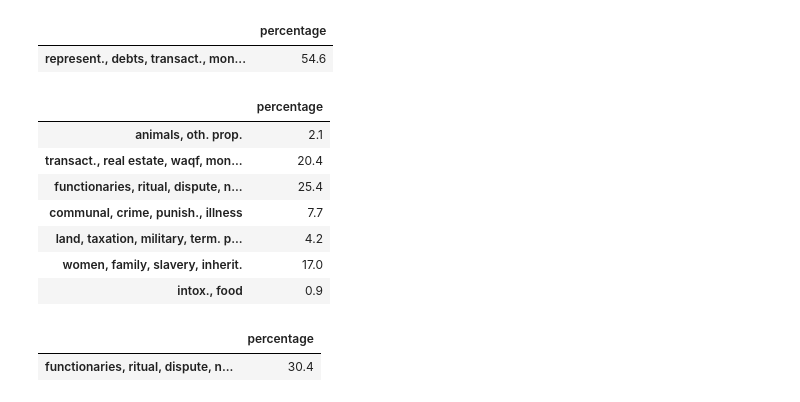
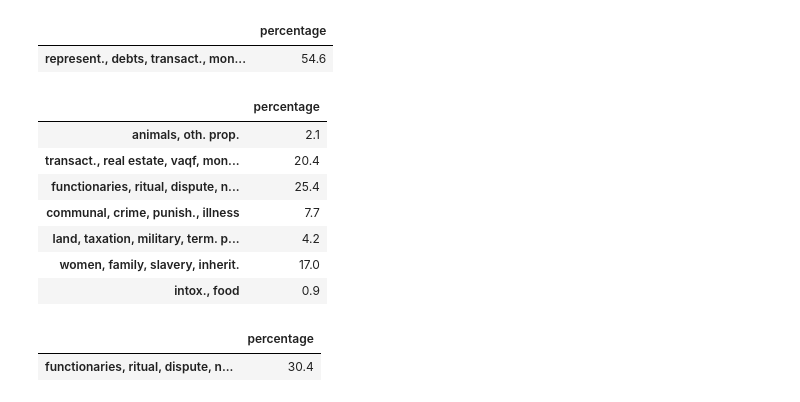
Before and after one commit to kaygun/Semantic_Mapping, a Jupyter notebook: notebooks/all-computations.ipynb, the cells around one changed output. Cells and saved outputs as stored; diff of their text form; code cells hidden in the pictures.

Commit message:
Changed 'waqf' to 'vaqf'

```diff
--- a/notebooks/all-computations.ipynb
+++ b/notebooks/all-computations.ipynb
@@ -336,17 +336,17 @@ calculate(partitionWith1,[['represent.','debts','transact.','monetary','real est
 # %%
 partitionWith3 = getPartition(3)
 
 calculate(partitionWith3,[['animals','oth. prop.'],
-                          ['transact.','real estate','waqf','monetary','debts'],
+                          ['transact.','real estate','vaqf','monetary','debts'],
                           ['functionaries','ritual','dispute','non-muslims','doctrinal'],
                           ['communal','crime','punish.','illness'],
                           ['land','taxation','military','term. prop.','agri.'],
                           ['women','family','slavery','inherit.'],
                           ['intox.','food']])
 # %% [output]
 |  | percentage |
 | animals, oth. prop. | 2.1 |
-| transact., real estate, waqf, mon... | 20.4 |
+| transact., real estate, vaqf, mon... | 20.4 |
 | functionaries, ritual, dispute, n... | 25.4 |
 | communal, crime, punish., illness | 7.7 |
 | land, taxation, military, term. p... | 4.2 |
```
Also changed, not shown: parts of 5 cells of this notebook, 7 other files.
